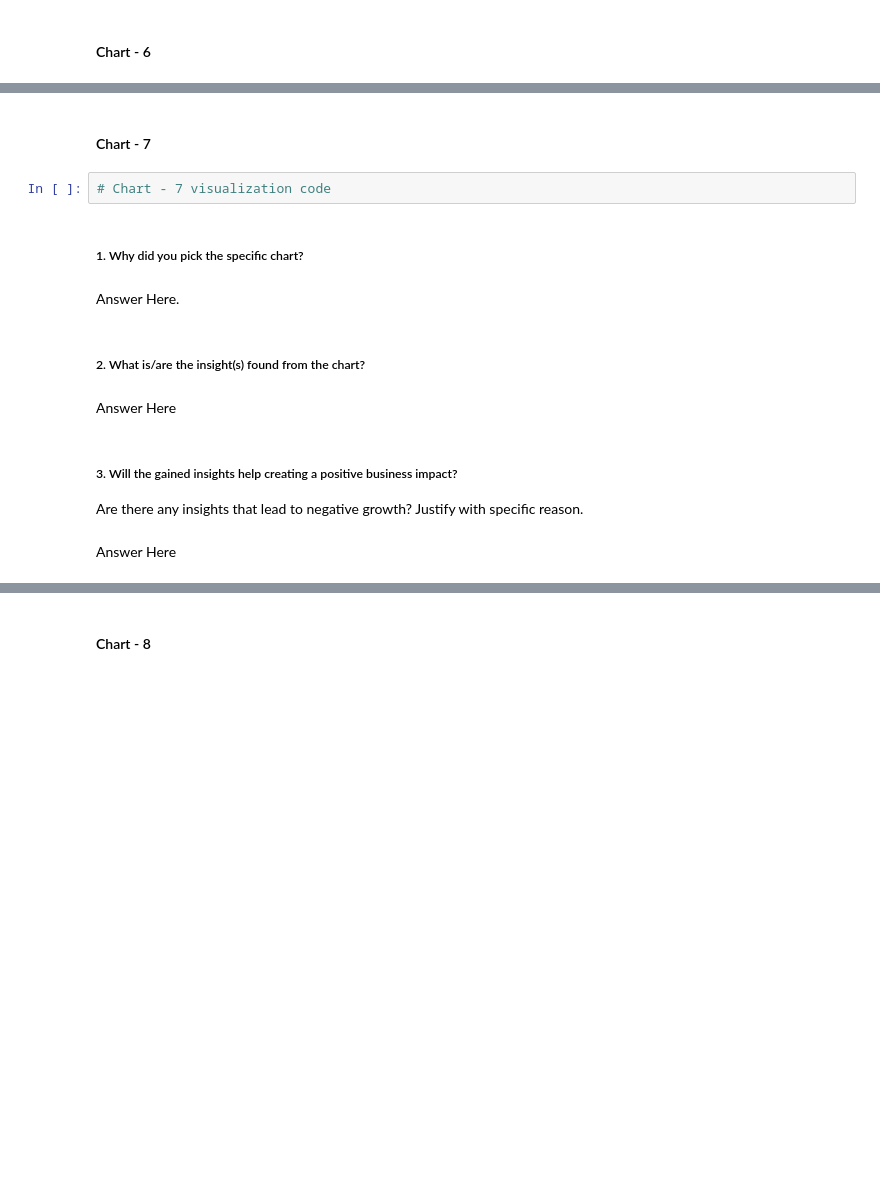
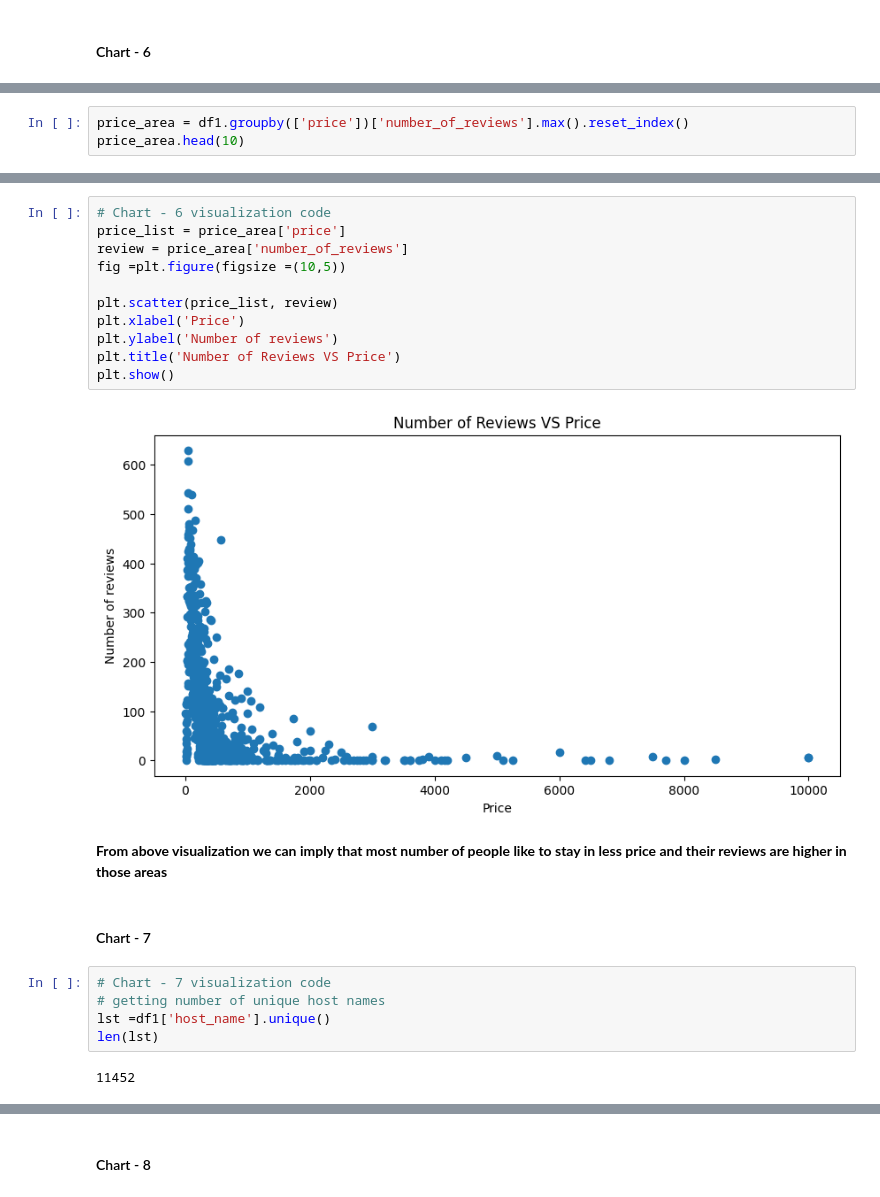
Before and after one commit to dipakpatil2001/D-SCIENCE, a Jupyter notebook: Air_Bnb_DP_.ipynb, the cells around one changed output, grey strips where cells are left out. Cells and saved outputs as stored; diff of their text form; blank space fills up the shorter version.

```diff
--- a/Air_Bnb_DP_.ipynb
+++ b/Air_Bnb_DP_.ipynb
@@ -620,0 +627,3 @@ Answer Here
+# %%
+price_area = df1.groupby(['price'])['number_of_reviews'].max().reset_index()
+price_area.head(10)
@@ -621,17 +642,24 @@ Answer Here
+# %%
+# Chart - 6 visualization code
+price_list = price_area['price']
+review = price_area['number_of_reviews']
+fig =plt.figure(figsize =(10,5))
+
+plt.scatter(price_list, review)
+plt.xlabel('Price')
+plt.ylabel('Number of reviews')
+plt.title('Number of Reviews VS Price')
+plt.show()
+# %% [output]
+[figure, added]
+# %% [markdown]
+**From above visualization we can imply  that most number of people like to stay in less price and their reviews are higher in those areas**
 # %% [markdown]
 #### Chart - 7
 # %%
 # Chart - 7 visualization code
+# getting number of unique host names
+lst =df1['host_name'].unique()
+len(lst)
+# %% [output]
+11452
-# %% [markdown]
-##### 1. Why did you pick the specific chart?
-# %% [markdown]
-Answer Here.
-# %% [markdown]
-##### 2. What is/are the insight(s) found from the chart?
-# %% [markdown]
-Answer Here
-# %% [markdown]
-##### 3. Will the gained insights help creating a positive business impact?
-Are there any insights that lead to negative growth? Justify with specific reason.
-# %% [markdown]
-Answer Here
```
Also changed, not shown: parts of 122 cells of this notebook.
